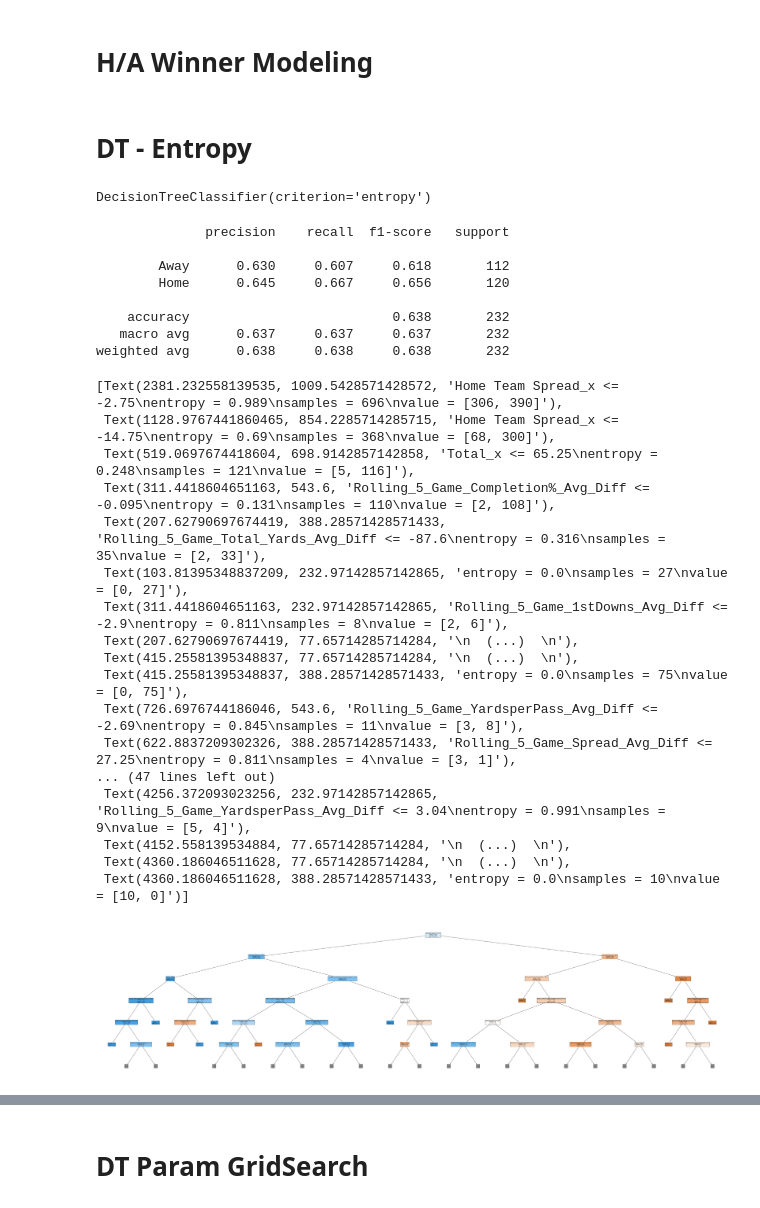
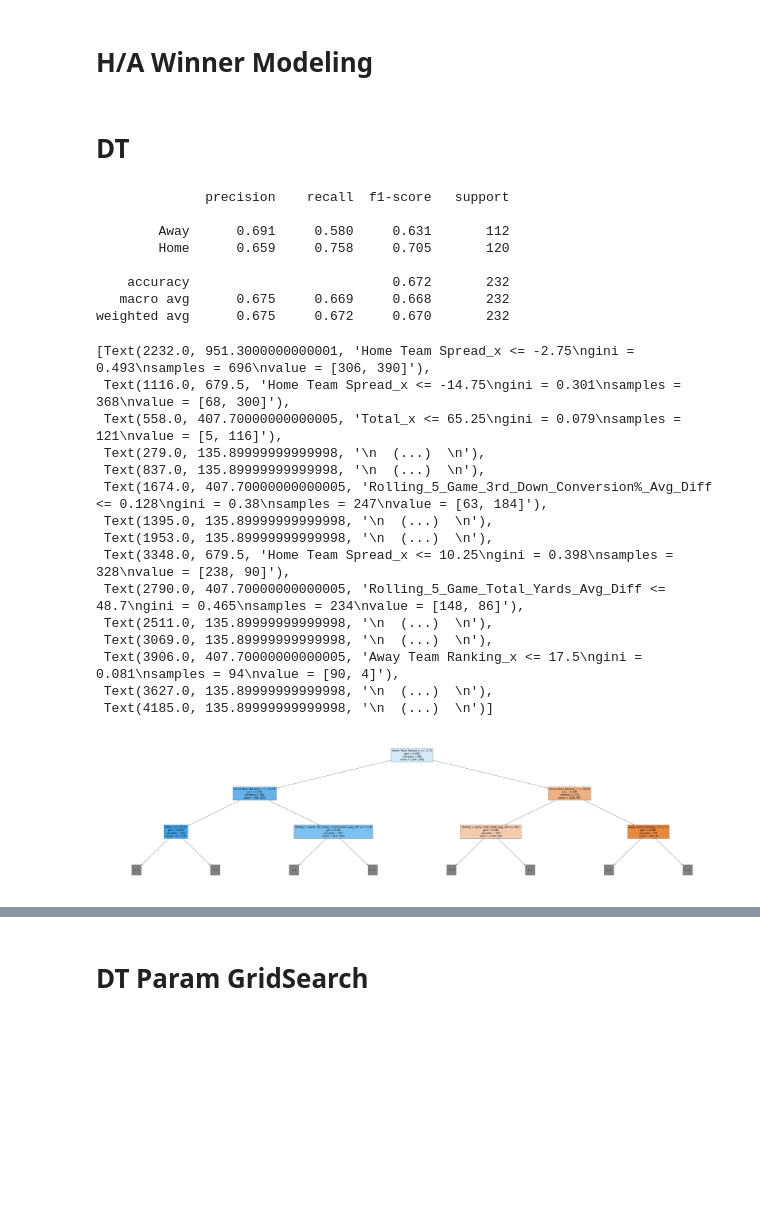
Before and after one commit to MarkClampitt/Springboard, a Jupyter notebook: Capstone2/Cap2_Final_Models-Copy1.ipynb, the cells around one changed output, grey strips where cells are left out. Saved outputs shown, nothing was run; the diff lists cells and outputs as text; code cells hidden in the pictures; blank space fills up the shorter version.

Commit message:
Final Models

```diff
--- a/Capstone2/Cap2_Final_Models-Copy1.ipynb
+++ b/Capstone2/Cap2_Final_Models-Copy1.ipynb
@@ -94,7 +94,7 @@ df3.shape
 # %%
 df3['H Spread Outcome'] = df3.apply(lambda x: 'H_Spread_W' if (x['Home Score_x_x'] + x['Home Team Spread_x']) > x['Away Score_x_x']
                                   else ('H_Spread_L' if (x['Home Score_x_x'] + x['Home Team Spread_x']) < x['Away Score_x_x']
-                                  else 'H_Spread_W' if x['Home Score_x_x'] + x['Home Team Spread_x'] == x['Away Score_x_x']
+                                  else 'H_Spread_P' if x['Home Score_x_x'] + x['Home Team Spread_x'] == x['Away Score_x_x']
                                   else ""
 
 
@@ -931,7 +939,9 @@ Index(['Home Team Spread_x', 'Away Team Spread_x', 'Total_x', 'Home Score_x_x',
        'Rolling_5_Game_Ranking_Avg_Diff'],
       dtype='object')
 # %%
-df5['H/A Winner'] = df5.apply(lambda x: 'Home' if x['Home Score_x_x'] > x['Away Score_x_x'] else ('Away' if x['Away Score_x_x'] > x['Home Score_x_x'] else ""),axis=1)
+df5['H/A Winner'] = df5.apply(lambda x: 'Home' if x['Home Score_x_x'] > x['Away Score_x_x']
+                              else ('Away' if x['Away Score_x_x'] > x['Home Score_x_x']
+                              else ""),axis=1)
 # %% [output]
 A value is trying to be set on a copy of a slice from a DataFrame.
 Try using .loc[row_indexer,col_indexer] = value instead
@@ -1012,53 +1022,46 @@ X_train,X_test,y_train,y_test = train_test_split(X,y,test_size=.25,random_state=
 # %% [markdown]
 # H/A Winner Modeling
 # %% [markdown]
-# DT - Entropy
+# DT
 # %%
 
-entr_model= tree.DecisionTreeClassifier(criterion="entropy")
+DT= tree.DecisionTreeClassifier()
 
-entr_model.fit(X_train,y_train)
+DT.fit(X_train,y_train)
 
 
-y_pred = entr_model.predict(X_test)
+y_pred = DT.predict(X_test)
 
 
 y_pred = pd.Series(y_pred)
-
-
-entr_model
-# %% [output]
-DecisionTreeClassifier(criterion='entropy')
 # %%
 print(metrics.classification_report(y_test, y_pred, digits=3))
 # %% [output]
               precision    recall  f1-score   support
 
-        Away      0.630     0.607     0.618       112
-        Home      0.645     0.667     0.656       120
+        Away      0.691     0.580     0.631       112
+        Home      0.659     0.758     0.705       120
 
-    accuracy                          0.638       232
-   macro avg      0.637     0.637     0.637       232
-weighted avg      0.638     0.638     0.638       232
+    accuracy                          0.672       232
+   macro avg      0.675     0.669     0.668       232
+weighted avg      0.675     0.672     0.670       232
 # %%
 plt.figure(figsize=(80,20))
-plot_tree(entr_model,feature_names=X_train.columns,max_depth=5,filled=True)
+plot_tree(DT,feature_names=X_train.columns,max_depth=2,filled=True)
 # %% [output]
-[Text(2381.232558139535, 1009.5428571428572, 'Home Team Spread_x <= -2.75\nentropy = 0.989\nsamples = 696\nvalue = [306, 390]'),
- Text(1128.9767441860465, 854.2285714285715, 'Home Team Spread_x <= -14.75\nentropy = 0.69\nsamples = 368\nvalue = [68, 300]'),
- Text(519.0697674418604, 698.9142857142858, 'Total_x <= 65.25\nentropy = 0.248\nsamples = 121\nvalue = [5, 116]'),
- Text(311.4418604651163, 543.6, 'Rolling_5_Game_Completion%_Avg_Diff <= -0.095\nentropy = 0.131\nsamples = 110\nvalue = [2, 108]'),
- Text(207.62790697674419, 388.28571428571433, 'Rolling_5_Game_Total_Yards_Avg_Diff <= -87.6\nentropy = 0.316\nsamples = 35\nvalue = [2, 33]'),
- Text(103.81395348837209, 232.97142857142865, 'entropy = 0.0\nsamples = 27\nvalue = [0, 27]'),
- Text(311.4418604651163, 232.97142857142865, 'Rolling_5_Game_1stDowns_Avg_Diff <= -2.9\nentropy = 0.811\nsamples = 8\nvalue = [2, 6]'),
- Text(207.62790697674419, 77.65714285714284, '\n  (...)  \n'),
- Text(415.25581395348837, 77.65714285714284, '\n  (...)  \n'),
- Text(415.25581395348837, 388.28571428571433, 'entropy = 0.0\nsamples = 75\nvalue = [0, 75]'),
- Text(726.6976744186046, 543.6, 'Rolling_5_Game_YardsperPass_Avg_Diff <= -2.69\nentropy = 0.845\nsamples = 11\nvalue = [3, 8]'),
- Text(622.8837209302326, 388.28571428571433, 'Rolling_5_Game_Spread_Avg_Diff <= 27.25\nentropy = 0.811\nsamples = 4\nvalue = [3, 1]'),
-... (47 lines left out)
- Text(4256.372093023256, 232.97142857142865, 'Rolling_5_Game_YardsperPass_Avg_Diff <= 3.04\nentropy = 0.991\nsamples = 9\nvalue = [5, 4]'),
- Text(4152.558139534884, 77.65714285714284, '\n  (...)  \n'),
- Text(4360.186046511628, 77.65714285714284, '\n  (...)  \n'),
- Text(4360.186046511628, 388.28571428571433, 'entropy = 0.0\nsamples = 10\nvalue = [10, 0]')]
+[Text(2232.0, 951.3000000000001, 'Home Team Spread_x <= -2.75\ngini = 0.493\nsamples = 696\nvalue = [306, 390]'),
+ Text(1116.0, 679.5, 'Home Team Spread_x <= -14.75\ngini = 0.301\nsamples = 368\nvalue = [68, 300]'),
+ Text(558.0, 407.70000000000005, 'Total_x <= 65.25\ngini = 0.079\nsamples = 121\nvalue = [5, 116]'),
+ Text(279.0, 135.89999999999998, '\n  (...)  \n'),
+ Text(837.0, 135.89999999999998, '\n  (...)  \n'),
+ Text(1674.0, 407.70000000000005, 'Rolling_5_Game_3rd_Down_Conversion%_Avg_Diff <= 0.128\ngini = 0.38\nsamples = 247\nvalue = [63, 184]'),
+ Text(1395.0, 135.89999999999998, '\n  (...)  \n'),
+ Text(1953.0, 135.89999999999998, '\n  (...)  \n'),
+ Text(3348.0, 679.5, 'Home Team Spread_x <= 10.25\ngini = 0.398\nsamples = 328\nvalue = [238, 90]'),
+ Text(2790.0, 407.70000000000005, 'Rolling_5_Game_Total_Yards_Avg_Diff <= 48.7\ngini = 0.465\nsamples = 234\nvalue = [148, 86]'),
+ Text(2511.0, 135.89999999999998, '\n  (...)  \n'),
+ Text(3069.0, 135.89999999999998, '\n  (...)  \n'),
+ Text(3906.0, 407.70000000000005, 'Away Team Ranking_x <= 17.5\ngini = 0.081\nsamples = 94\nvalue = [90, 4]'),
+ Text(3627.0, 135.89999999999998, '\n  (...)  \n'),
+ Text(4185.0, 135.89999999999998, '\n  (...)  \n')]
-[figure, old version]
+[figure, new version]
```
Also changed, not shown: parts of 318 cells of this notebook.
